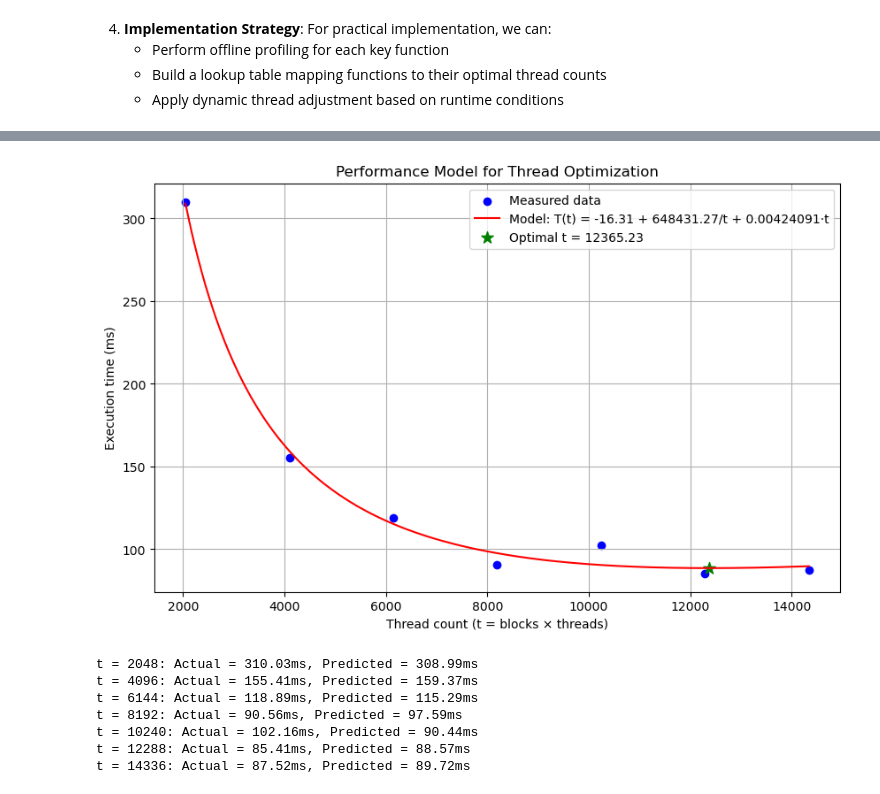
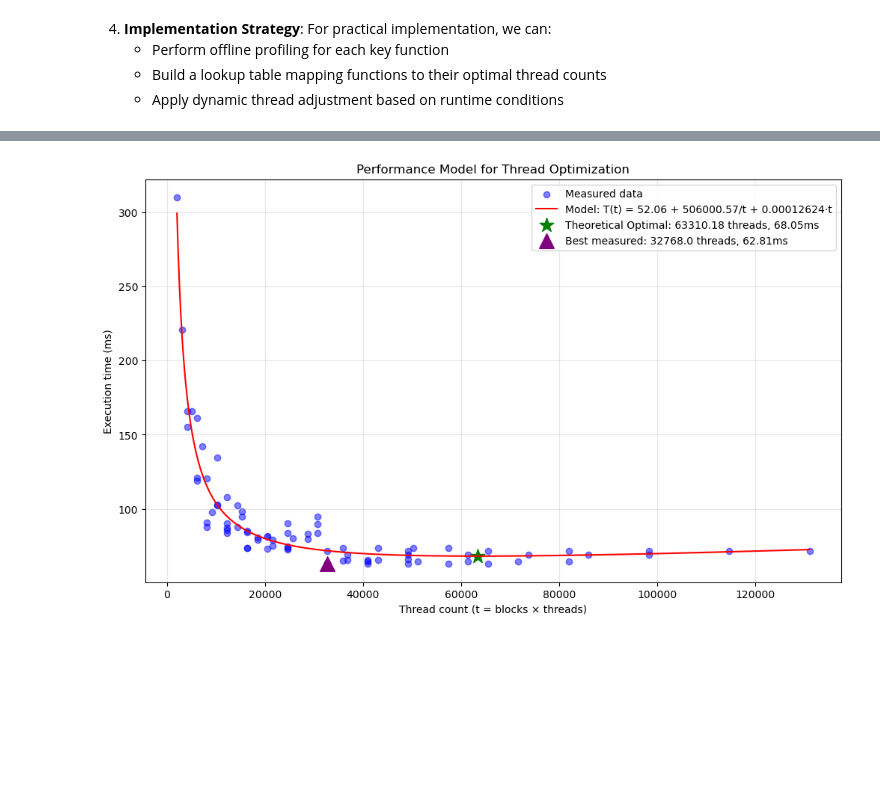
Before and after one commit to jiahaoxiang2000/sphincs-plus, a Jupyter notebook: utils/adaptive-thread.ipynb, the cells around one changed output, grey strips where cells are left out. Saved outputs shown, nothing was run; the diff lists cells and outputs as text; code cells hidden in the pictures; blank space fills up the shorter version.

Commit message:
feat(DT): visual analysis

```diff
--- a/utils/adaptive-thread.ipynb
+++ b/utils/adaptive-thread.ipynb
@@ -45,43 +130,47 @@ blocks, threads, time(ms), per op(ms)
 # %%
-# Import necessary libraries
-import numpy as np
-from scipy.optimize import curve_fit
-import matplotlib.pyplot as plt
-
-# Data from the table
-blocks = np.array([32, 64, 96, 128, 160, 192, 224])
-threads = 64  # Constant threads per block
-times = np.array([310.03, 155.41, 118.89, 90.56, 102.16, 85.41, 87.52])
-
-# Calculate t values (blocks * threads)
-t_values = blocks * threads
-
-
 # Define our performance model: T(t) = alpha + beta/t + gamma*t
 def performance_model(t, alpha, beta, gamma):
     return alpha + beta / t + gamma * t
 
 
+# Fit the model to all data points
+t_values = df["total_threads"].values
+times = df["time(ms)"].values
+
+# Initial parameter guesses
+p0 = [50, 5000, 0.0001]
+
 # Fit the model parameters
-params, covariance = curve_fit(performance_model, t_values, times)
+params, covariance = curve_fit(performance_model, t_values, times, p0=p0)
 alpha, beta, gamma = params
 
 print(f"Model parameters: alpha = {alpha:.4f}, beta = {beta:.2f}, gamma = {gamma:.8f}")
 
 # Calculate the theoretical optimal thread count
 t_optimal = np.sqrt(beta / gamma)
-optimal_blocks = t_optimal / threads
 
-print(f"Optimal thread count (t): {t_optimal:.2f}")
-print(f"Optimal blocks (with {threads} threads per block): {optimal_blocks:.2f}")
+print(f"Theoretical optimal total thread count: {t_optimal:.2f}")
+
+# Find closest practical configuration
+# For each thread size, calculate optimal blocks
+print("\nOptimal configurations for different thread counts:")
+for thread_size in sorted(df["threads"].unique()):
+    optimal_blocks = round(t_optimal / thread_size)
+    if optimal_blocks < 1:
+        optimal_blocks = 1
+    total_threads = optimal_blocks * thread_size
+    expected_time = performance_model(total_threads, alpha, beta, gamma)
+    print(
+        f"  {optimal_blocks} blocks × {thread_size} threads = {total_threads} total threads, estimated time: {expected_time:.2f}ms"
+    )
 
 # Generate a smooth curve for plotting
 t_range = np.linspace(min(t_values), max(t_values), 1000)
 predicted_times = performance_model(t_range, alpha, beta, gamma)
 
 # Plot the data and the model
-plt.figure(figsize=(10, 6))
-plt.scatter(t_values, times, color="blue", label="Measured data")
+plt.figure(figsize=(12, 7))
+plt.scatter(t_values, times, color="blue", alpha=0.5, label="Measured data")
 plt.plot(
     t_range,
     predicted_times,
@@ -95,20 +184,25 @@ plt.scatter(
     [t_optimal],
     [optimal_time],
     color="green",
-    s=100,
+    s=200,
     marker="*",
-    label=f"Optimal t = {t_optimal:.2f}",
+    label=f"Theoretical Optimal: {t_optimal:.2f} threads, {optimal_time:.2f}ms",
+)
+
+# Mark the best measured configuration
+plt.scatter(
+    best_config["total_threads"],
+    best_config["time(ms)"],
+    color="purple",
+    s=200,
+    marker="^",
+    label=f"Best measured: {best_config['total_threads']} threads, {best_config['time(ms)']:.2f}ms",
 )
 
 plt.xlabel("Thread count (t = blocks × threads)")
 plt.ylabel("Execution time (ms)")
 plt.title("Performance Model for Thread Optimization")
 plt.legend()
-plt.grid(True)
+plt.grid(True, alpha=0.3)
 plt.show()
-
-# Calculate predicted times for our actual data points
-for i, t in enumerate(t_values):
-    predicted = performance_model(t, alpha, beta, gamma)
-    print(f"t = {t}: Actual = {times[i]:.2f}ms, Predicted = {predicted:.2f}ms")
 # %% [output]
@@ -118,8 +223 @@ Optimal blocks (with 64 threads per block): 193.21
-[figure, old version]
+[figure, new version]
-t = 2048: Actual = 310.03ms, Predicted = 308.99ms
-t = 4096: Actual = 155.41ms, Predicted = 159.37ms
-t = 6144: Actual = 118.89ms, Predicted = 115.29ms
-t = 8192: Actual = 90.56ms, Predicted = 97.59ms
-t = 10240: Actual = 102.16ms, Predicted = 90.44ms
-t = 12288: Actual = 85.41ms, Predicted = 88.57ms
-t = 14336: Actual = 87.52ms, Predicted = 89.72ms
```
Also changed, not shown: parts of 8 cells of this notebook.
